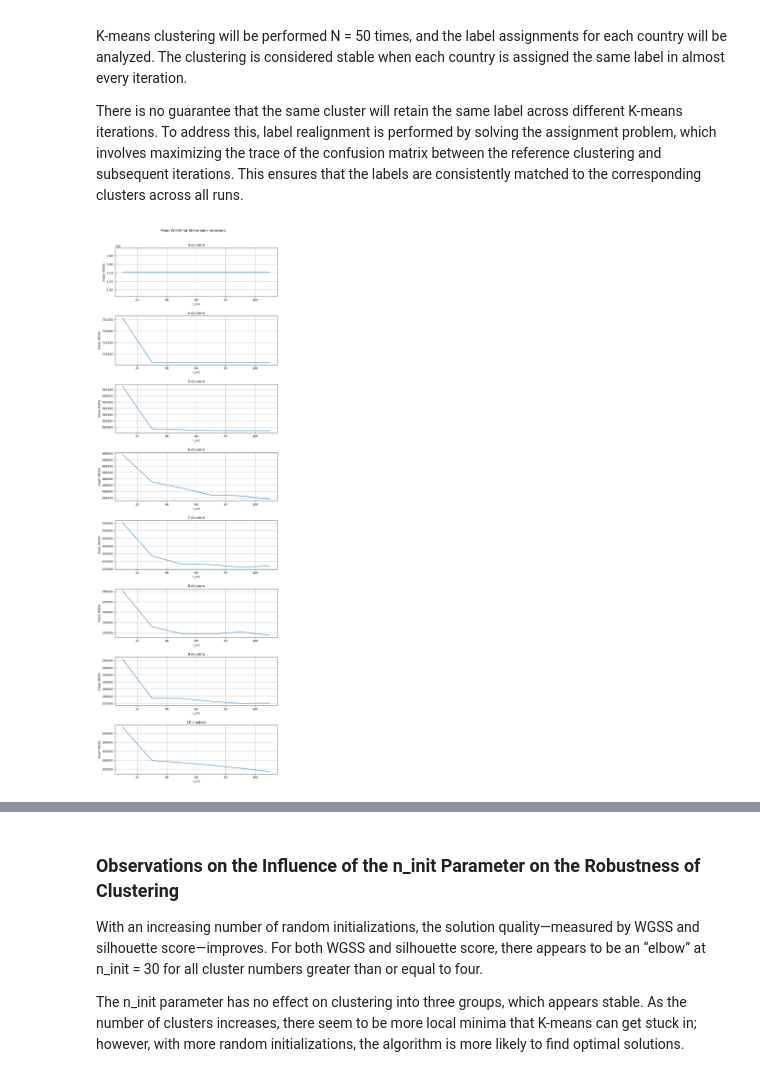
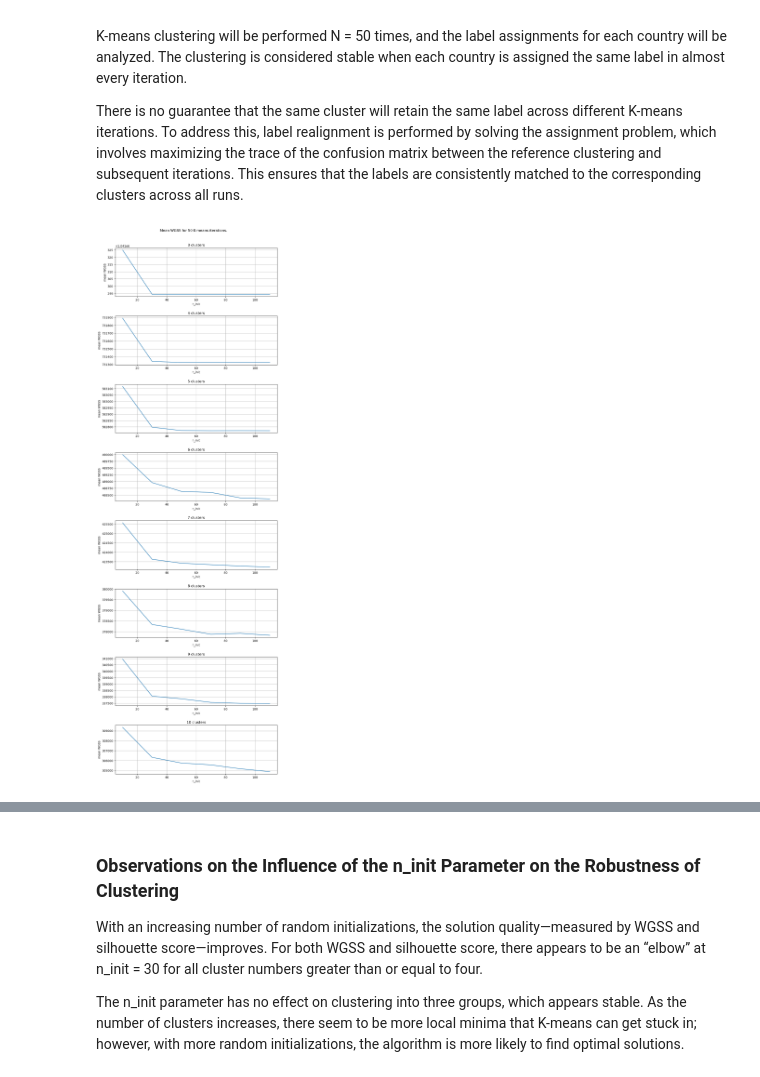
Before and after one commit to reebme/financial-attitudes-clustering, a Jupyter notebook: Notebooks/03_Clustering.ipynb, the cells around one changed output, grey strips where cells are left out. Cells and saved outputs as stored; diff of their text form; code cells hidden in the pictures.

```diff
--- a/Notebooks/03_Clustering.ipynb
+++ b/Notebooks/03_Clustering.ipynb
@@ -138,19 +151,19 @@ for K in cluster_no:
 # %%
 plot_no = len(cluster_no)
 fig, ax = plt.subplots(plot_no, figsize = (10,30))
 plot_title = " ".join(["Mean WGSS for", str(N), "K-means iterations."])
-fig.suptitle(plot_name)
+fig.suptitle(plot_title)
 fig.subplots_adjust(top = 0.95, hspace = 0.4)
 for i in range(plot_no):
     temp = {key[1]: val for key, val in mean_wgss.items() if key[0] == cluster_no[i]}
     ax[i].plot(temp.keys(), temp.values())
     subplot_title = " ".join([str(cluster_no[i]), "clusters"])
     ax[i].set_title(subplot_title)
     ax[i].set_xlabel("n_init")
     ax[i].set_ylabel("mean WGSS")
     ax[i].grid(True)
 # %% [output]
-[figure, old version]
+[figure, new version]
 # %%
 plot_no = len(cluster_no)
 fig, ax = plt.subplots(plot_no, figsize = (10,30))
```
Also changed, not shown: parts of 8 cells of this notebook, 2 other files.
